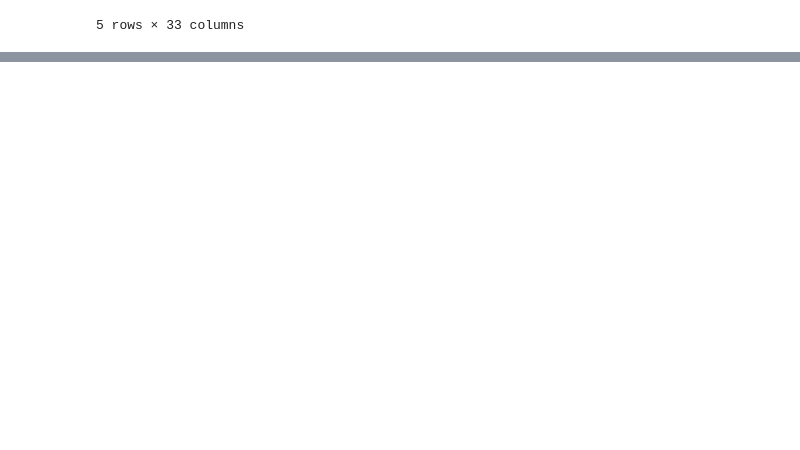
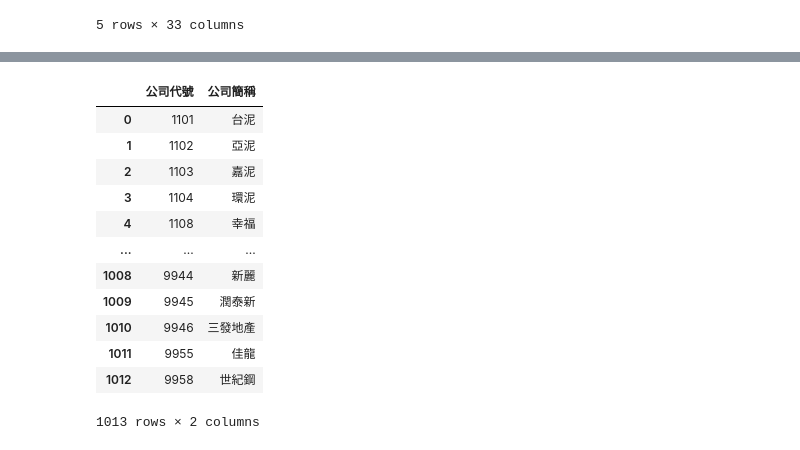
Before and after one commit to vcdemy/20240319, a Jupyter notebook: 20240319筆記.ipynb, the cells around one changed output, grey strips where cells are left out. Saved outputs shown, nothing was run; the diff lists cells and outputs as text; code cells hidden in the pictures; blank space fills up the shorter version.

```diff
--- a/20240319筆記.ipynb
+++ b/20240319筆記.ipynb
@@ -434,0 +455,17 @@ df.head()
+# %%
+# 讀取多個欄位，傳入欄位名稱的list
+df[['公司代號', '公司簡稱']]
+# %% [output]
+|  | 公司代號 | 公司簡稱 |
+| 0 | 1101 | 台泥 |
+| 1 | 1102 | 亞泥 |
+| 2 | 1103 | 嘉泥 |
+| 3 | 1104 | 環泥 |
+| 4 | 1108 | 幸福 |
+| ... | ... | ... |
+| 1008 | 9944 | 新麗 |
+| 1009 | 9945 | 潤泰新 |
+| 1010 | 9946 | 三發地產 |
+| 1011 | 9955 | 佳龍 |
+| 1012 | 9958 | 世紀鋼 |
+1013 rows × 2 columns
```
Also changed, not shown: parts of 15 cells of this notebook.
